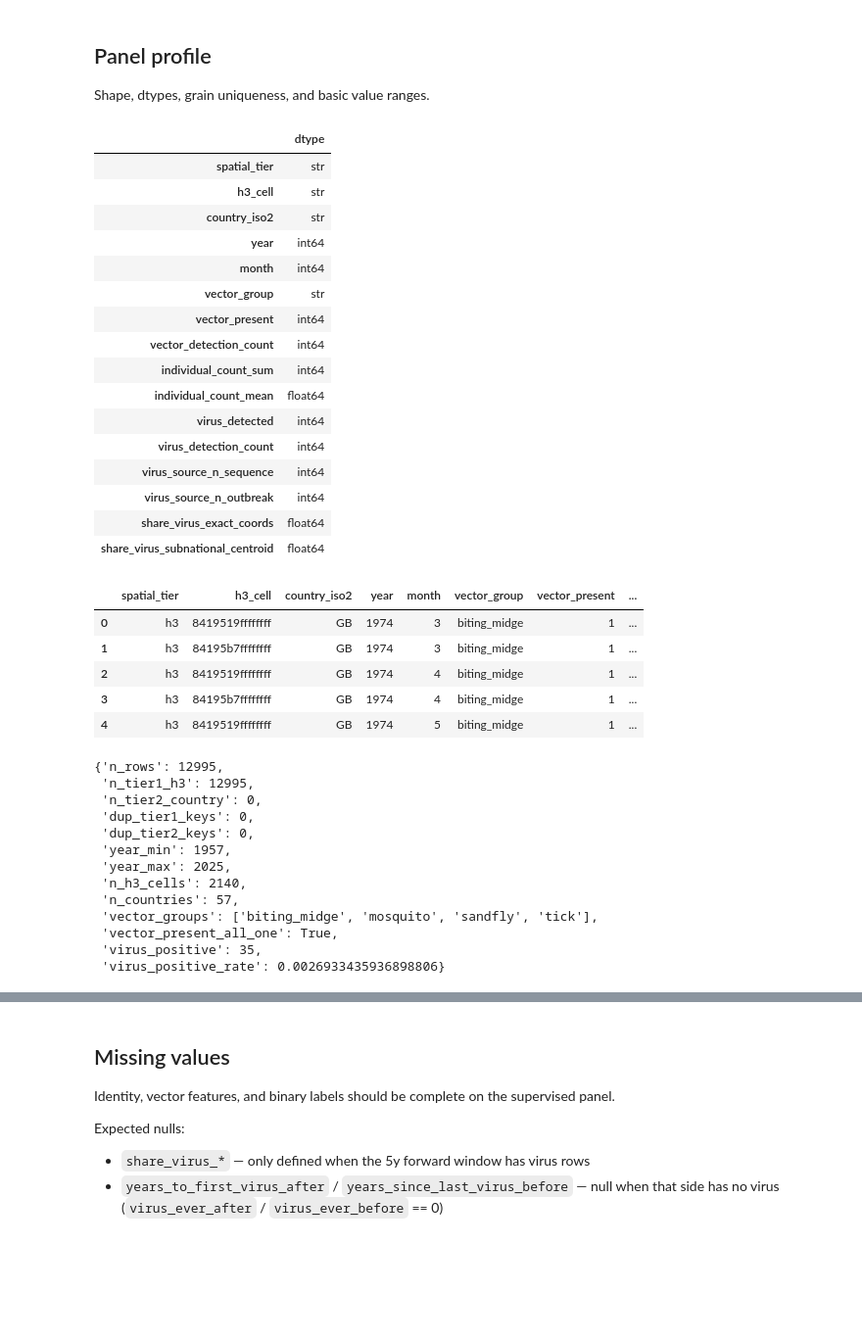
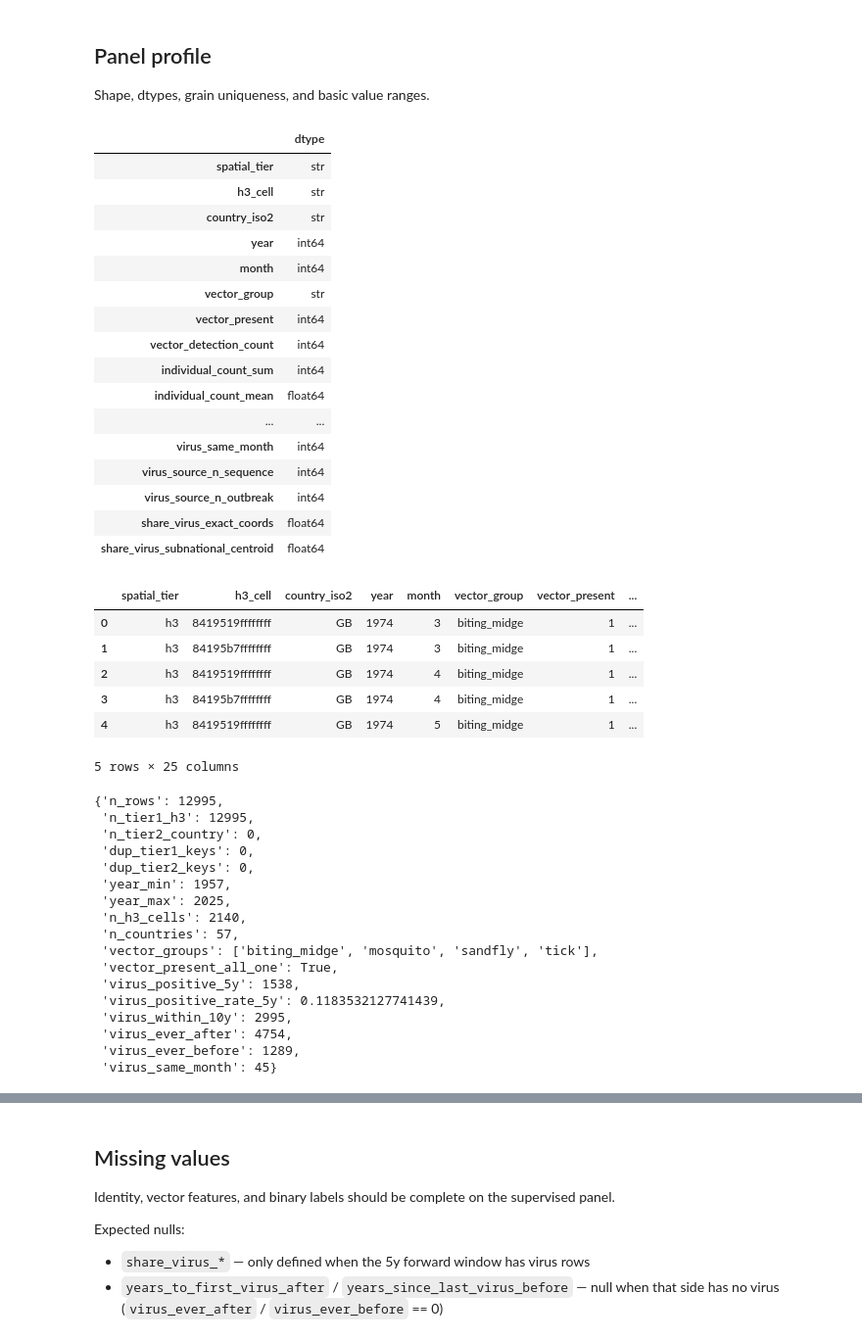
Before and after one commit to GustavoRusso/vector-guard, a Jupyter notebook: notebook.ipynb, the cells around one changed output, grey strips where cells are left out. Shown at 98% size. Drawn from its saved outputs; the diff is of its cells as text; code cells hidden in the pictures; blank space fills up the shorter version.

```diff
--- a/notebook.ipynb
+++ b/notebook.ipynb
@@ -56,10 +56,9 @@ IDENTITY_COLS = [
 TIER1_KEY = ["h3_cell", "year", "month", "vector_group"]
 TIER2_KEY = ["country_iso2", "year", "month", "vector_group"]
 
-# Primary supervised target aliases virus_within_5y (spec 04).
-TARGET_COL = "virus_detected"
+# Primary supervised target (spec 04).
+TARGET_COL = "virus_within_5y"
 LABEL_COLS = [
-    "virus_detected",
     "virus_within_5y",
     "virus_within_10y",
     "virus_ever_before",
@@ -145,36 +151,35 @@ profile = {
     "n_tier1_h3": len(tier1),
     "n_tier2_country": len(tier2),
     "dup_tier1_keys": int(tier1.duplicated(TIER1_KEY).sum()) if len(tier1) else 0,
     "dup_tier2_keys": int(tier2.duplicated(TIER2_KEY).sum()) if len(tier2) else 0,
     "year_min": int(panel["year"].min()),
     "year_max": int(panel["year"].max()),
     "n_h3_cells": int(panel["h3_cell"].nunique(dropna=True)),
     "n_countries": int(panel["country_iso2"].nunique(dropna=True)),
     "vector_groups": sorted(panel["vector_group"].dropna().unique().tolist()),
     "vector_present_all_one": bool((panel["vector_present"] == 1).all()),
-    "virus_detected_eq_within_5y": bool(panel[TARGET_COL].eq(panel["virus_within_5y"]).all()),
     "virus_positive_5y": int(panel[TARGET_COL].sum()),
     "virus_positive_rate_5y": float(panel[TARGET_COL].mean()),
     "virus_within_10y": int(panel["virus_within_10y"].sum()),
     "virus_ever_after": int(panel["virus_ever_after"].sum()),
     "virus_ever_before": int(panel["virus_ever_before"].sum()),
     "virus_same_month": int(panel["virus_same_month"].sum()),
 }
 profile
 # %% [output]
 |  | dtype |
 | spatial_tier | str |
 | h3_cell | str |
 | country_iso2 | str |
 | year | int64 |
 | month | int64 |
 | vector_group | str |
 | vector_present | int64 |
 | vector_detection_count | int64 |
 | individual_count_sum | int64 |
 | individual_count_mean | float64 |
-| virus_detected | int64 |
-| virus_detection_count | int64 |
+| ... | ... |
+| virus_same_month | int64 |
 | virus_source_n_sequence | int64 |
 | virus_source_n_outbreak | int64 |
 | share_virus_exact_coords | float64 |
@@ -185,19 +190,24 @@ profile
 | 2 | h3 | 8419519ffffffff | GB | 1974 | 4 | biting_midge | 1 | ... |
 | 3 | h3 | 84195b7ffffffff | GB | 1974 | 4 | biting_midge | 1 | ... |
 | 4 | h3 | 8419519ffffffff | GB | 1974 | 5 | biting_midge | 1 | ... |
-{'n_rows': 12995,
- 'n_tier1_h3': 12995,
- 'n_tier2_country': 0,
- 'dup_tier1_keys': 0,
- 'dup_tier2_keys': 0,
- 'year_min': 1957,
- 'year_max': 2025,
- 'n_h3_cells': 2140,
- 'n_countries': 57,
- 'vector_groups': ['biting_midge', 'mosquito', 'sandfly', 'tick'],
- 'vector_present_all_one': True,
- 'virus_positive': 35,
- 'virus_positive_rate': 0.0026933435936898806}
+5 rows × 25 columns
+{'n_rows': 12995,
+ 'n_tier1_h3': 12995,
+ 'n_tier2_country': 0,
+ 'dup_tier1_keys': 0,
+ 'dup_tier2_keys': 0,
+ 'year_min': 1957,
+ 'year_max': 2025,
+ 'n_h3_cells': 2140,
+ 'n_countries': 57,
+ 'vector_groups': ['biting_midge', 'mosquito', 'sandfly', 'tick'],
+ 'vector_present_all_one': True,
+ 'virus_positive_5y': 1538,
+ 'virus_positive_rate_5y': 0.1183532127741439,
+ 'virus_within_10y': 2995,
+ 'virus_ever_after': 4754,
+ 'virus_ever_before': 1289,
+ 'virus_same_month': 45}
 # %%
 display(
     panel.groupby("vector_group", dropna=False)
```
Also changed, not shown: parts of 9 cells of this notebook, 6 other files.
